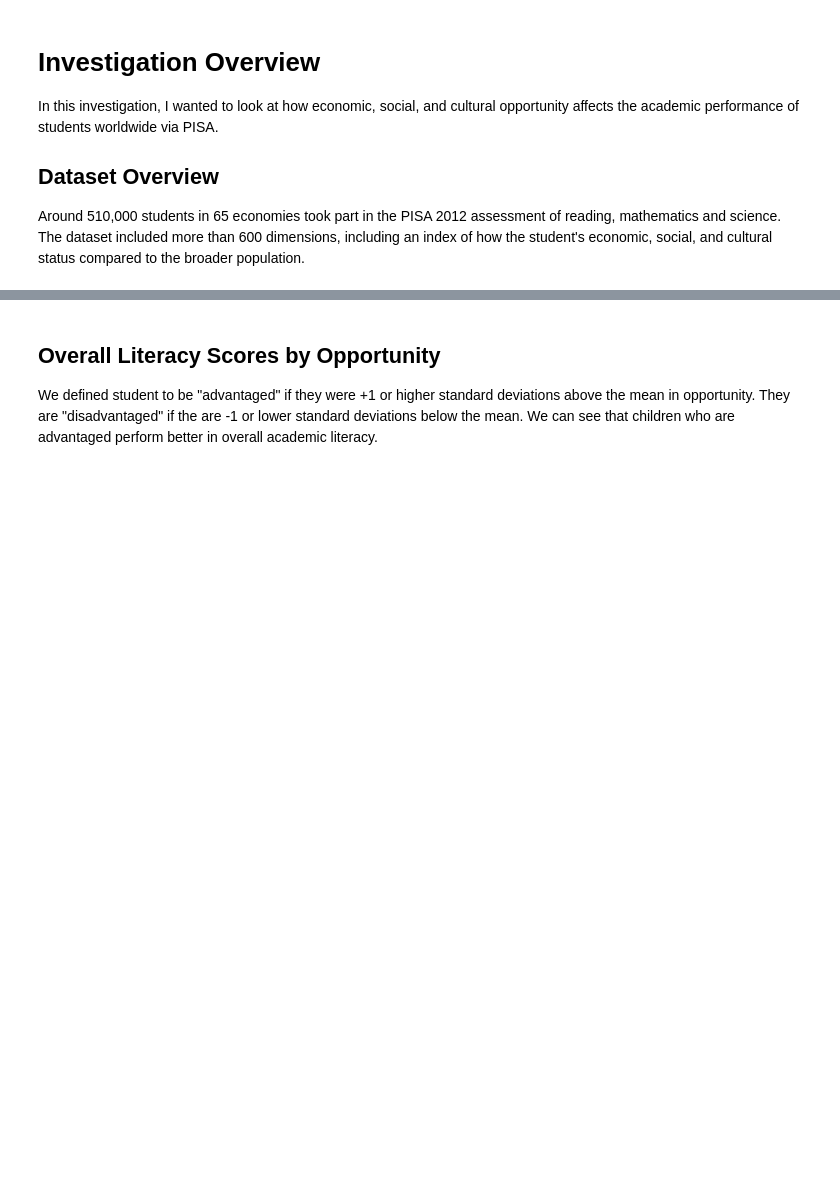
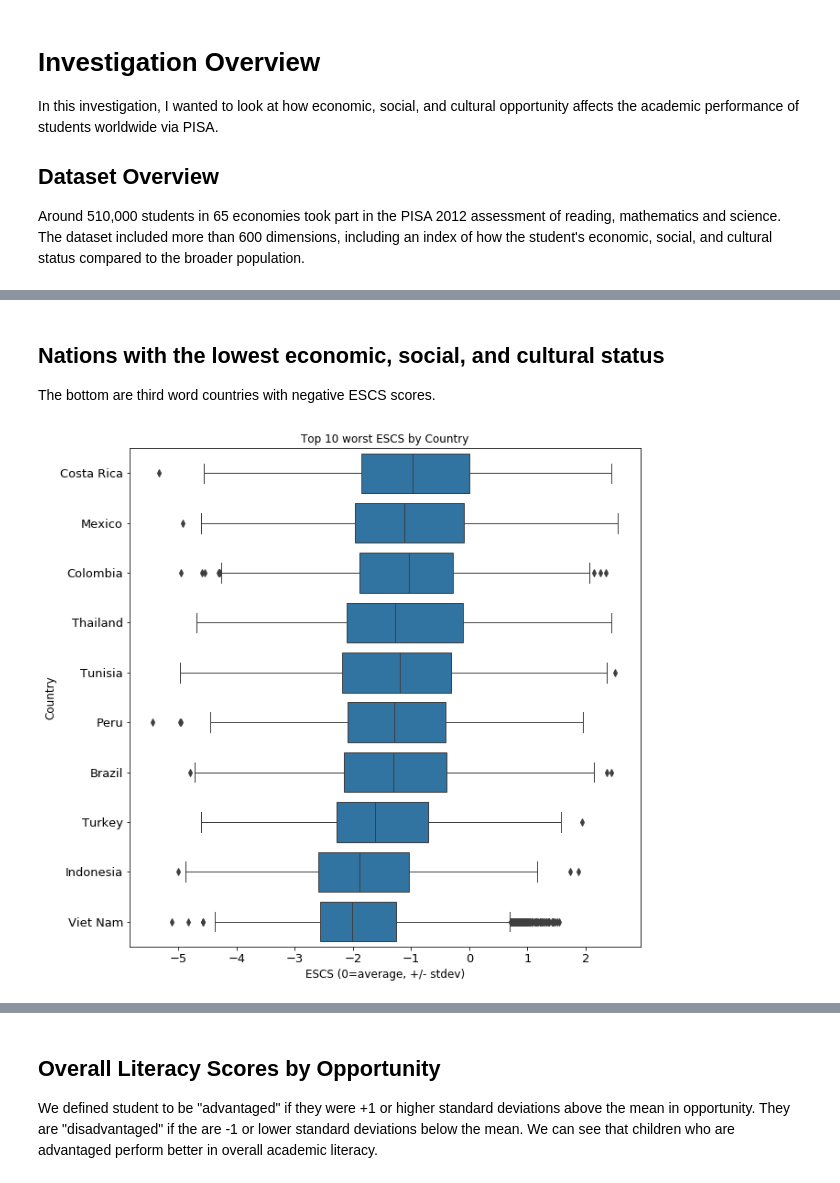
Before and after one commit to att9992/Data-Analyst-Projects, a Jupyter notebook: Project 5 PISA/PISA_presentation.ipynb, the cells around one changed output, grey strips where cells are left out. Saved outputs shown, nothing was run; the diff lists cells and outputs as text; code cells hidden in the pictures; blank space fills up the shorter version.

```diff
--- a/Project 5 PISA/PISA_presentation.ipynb
+++ b/Project 5 PISA/PISA_presentation.ipynb
@@ -28,0 +88,25 @@ Iceland had by far the largest percentage of advantaged students. No other count
+# %% [markdown]
+## Nations with the lowest economic, social, and cultural status
+
+The bottom are third word countries with negative ESCS scores.
+# %%
+df_ana = df_clean.groupby('country')['ESCS'].mean().sort_values(
+    ascending=False).dropna().tail(10)
+
+fig, ax = plt.subplots()
+fig.set_size_inches(10, 10)
+sns.boxplot(data=df_clean,
+            y='country',
+            x='ESCS',
+            order=df_ana.index.get_level_values('country'),
+            dodge=False,
+            color=base_color,
+            width=0.8,
+            linewidth=1)
+ax.set_ylabel("Country", fontsize=12)
+ax.set_xlabel("ESCS (0=average, +/- stdev)", fontsize=12)
+ax.tick_params(labelsize=13)
+ax.set_title("Top 10 worst ESCS by Country")
+plt.show()
+# %% [output]
+[figure, added]
```
Also changed, not shown: parts of 17 cells of this notebook, 4 other files.
